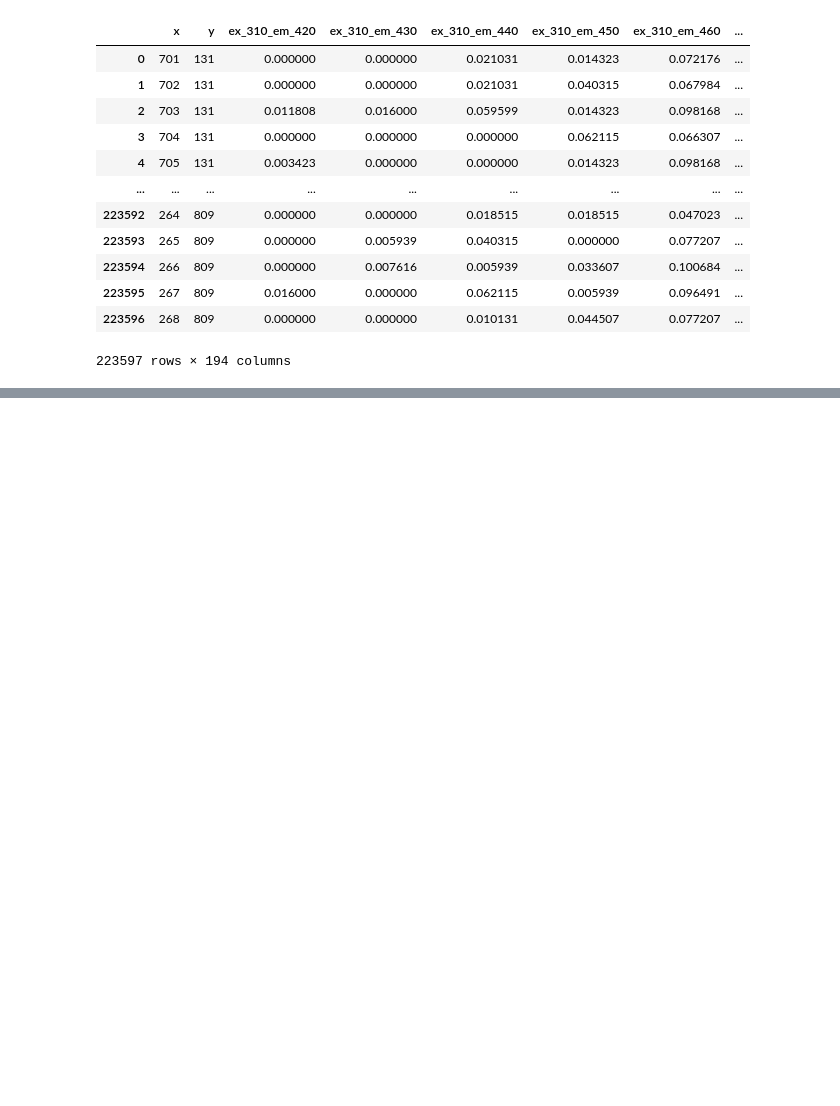
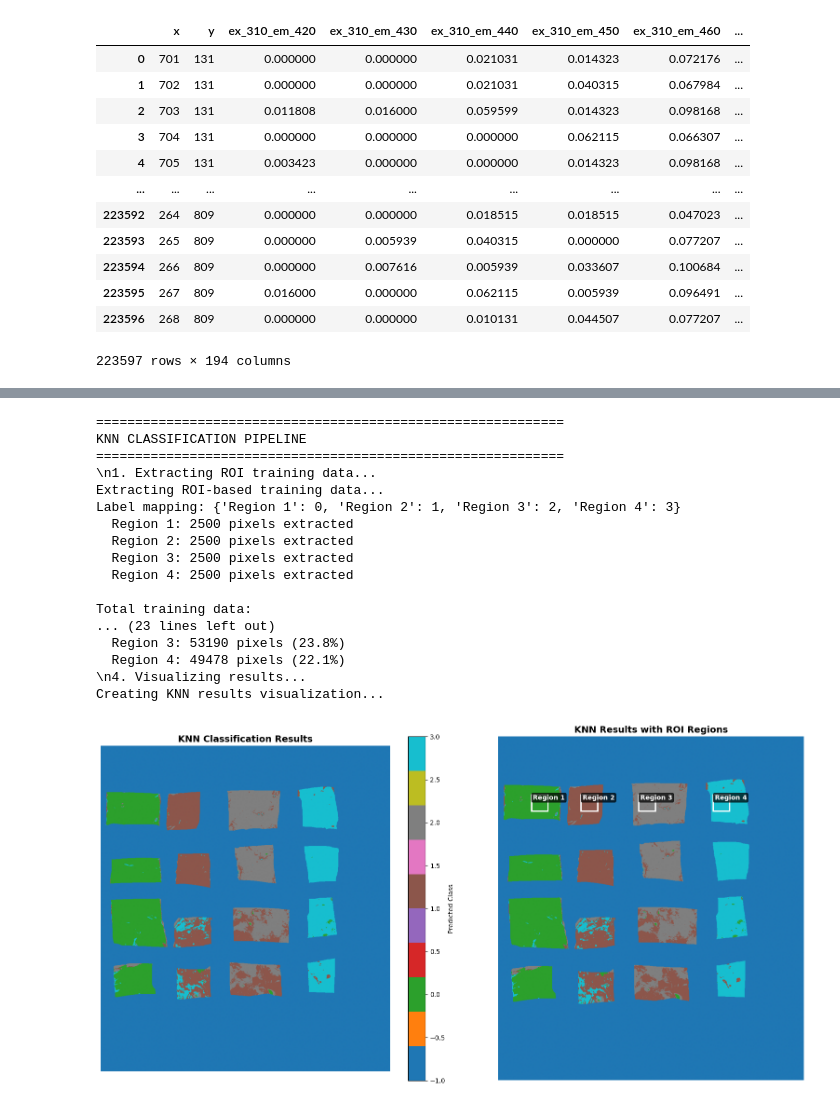
Before and after one commit to Nard248/4D-Hyperspectral-Unsupervised-Clustering, a Jupyter notebook: wavelength_analysis/clustering_experiments.ipynb, the cells around one changed output, grey strips where cells are left out. Drawn from its saved outputs; the diff is of its cells as text; code cells hidden in the pictures; blank space fills up the shorter version.

```diff
--- a/wavelength_analysis/clustering_experiments.ipynb
+++ b/wavelength_analysis/clustering_experiments.ipynb
@@ -402,0 +720,74 @@ df
+# %%
+print("=" * 60)
+print("KNN CLASSIFICATION PIPELINE")
+print("=" * 60)
+
+# Step 1: Extract ROI training data
+print("\\n1. Extracting ROI training data...")
+try:
+    X_train, y_train, label_mapping = extract_roi_training_data(df, roi_regions, working_data)
+
+    # Step 2: Train KNN classifier
+    print("\\n2. Training KNN classifier...")
+    knn_model, best_params, cv_results = train_knn_classifier(
+        X_train, y_train,
+        optimize_hyperparameters=True  # Set to False for faster execution
+    )
+
+    # Step 3: Apply to full image
+    print("\\n3. Applying KNN to full image...")
+    predictions, probabilities = predict_full_image(knn_model, df, label_mapping)
+
+    # Step 4: Visualize results
+    print("\\n4. Visualizing results...")
+    prediction_map = visualize_knn_results(df, predictions, label_mapping, metadata, roi_regions)
+
+    print("\\n" + "=" * 60)
+    print("KNN PIPELINE COMPLETED SUCCESSFULLY!")
+    print("=" * 60)
+    print(f"Model: KNN with {best_params}")
+    print(f"Training samples: {len(X_train):,}")
+    print(f"Prediction samples: {len(predictions):,}")
+    print(f"Classes: {len(label_mapping)}")
+
+    # Store results for further analysis
+    knn_results = {
+        'model': knn_model,
+        'predictions': predictions,
+        'probabilities': probabilities,
+        'prediction_map': prediction_map,
+        'label_mapping': label_mapping,
+        'best_params': best_params,
+        'cv_results': cv_results,
+        'X_train': X_train,
+        'y_train': y_train
+    }
+
+    print("\\n✓ Results stored in 'knn_results' dictionary")
+
+except Exception as e:
+    print(f"\\n❌ Error in KNN pipeline: {str(e)}")
+    print("Check that:")
+    print("  - ROI regions are properly defined")
+    print("  - ROI coordinates are within the cropped data bounds")
+    print("  - ROI regions contain valid pixels")
+    raise
+# %% [output]
+============================================================
+KNN CLASSIFICATION PIPELINE
+============================================================
+\n1. Extracting ROI training data...
+Extracting ROI-based training data...
+Label mapping: {'Region 1': 0, 'Region 2': 1, 'Region 3': 2, 'Region 4': 3}
+  Region 1: 2500 pixels extracted
+  Region 2: 2500 pixels extracted
+  Region 3: 2500 pixels extracted
+  Region 4: 2500 pixels extracted
+
+Total training data:
+... (23 lines left out)
+  Region 3: 53190 pixels (23.8%)
+  Region 4: 49478 pixels (22.1%)
+\n4. Visualizing results...
+Creating KNN results visualization...
+[figure, added]
```
Also changed, not shown: parts of 3 cells of this notebook, 7 other files.
